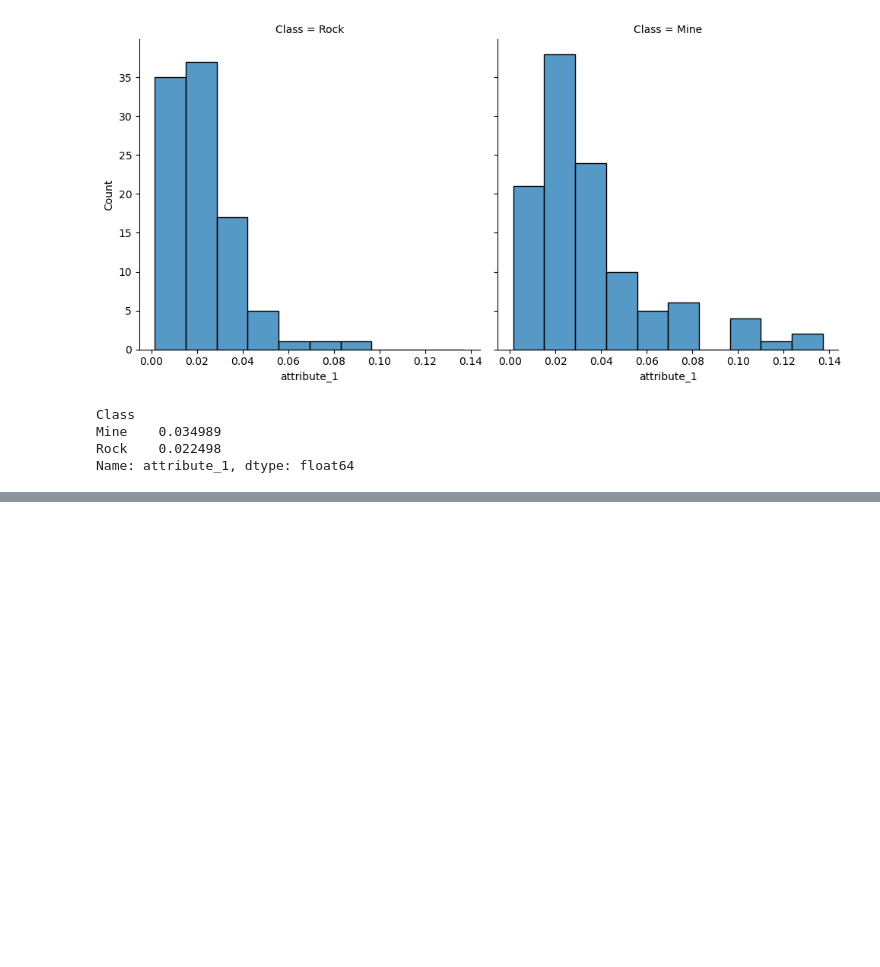
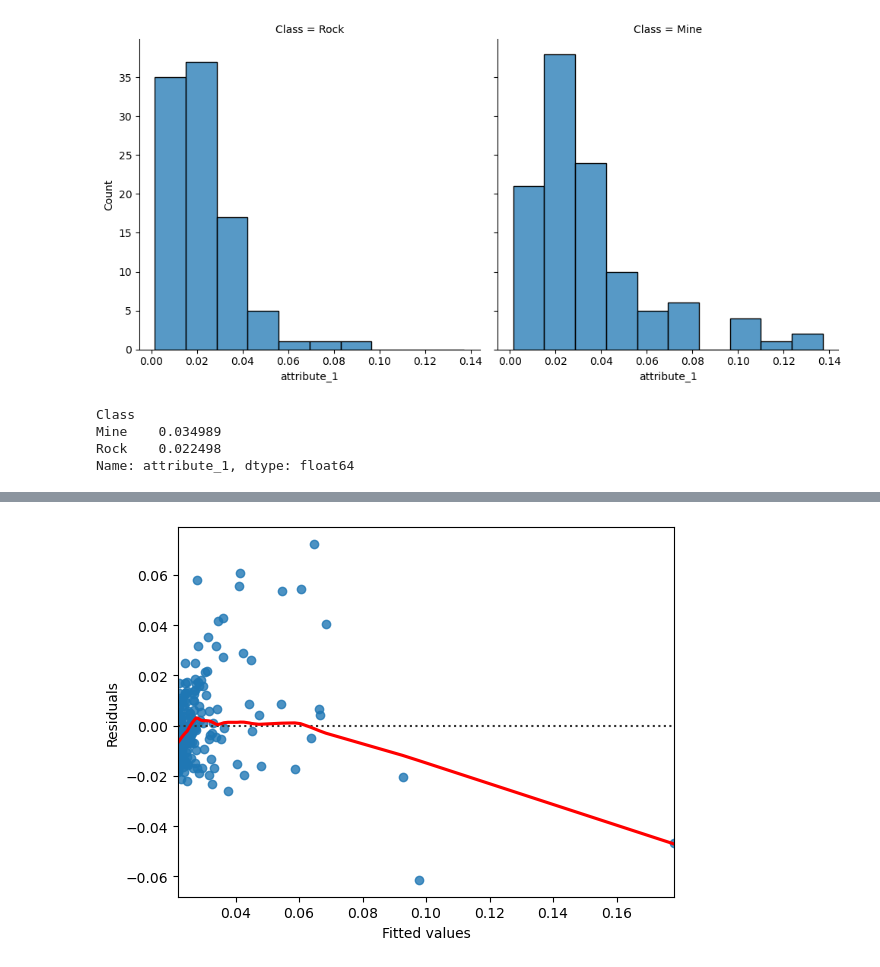
Before and after one commit to ishita2816/cmse202-final-prep, a Jupyter notebook: statsmodel.ipynb, the cells around one changed output, grey strips where cells are left out. Drawn from its saved outputs; the diff is of its cells as text; code cells hidden in the pictures; blank space fills up the shorter version.

```diff
--- a/statsmodel.ipynb
+++ b/statsmodel.ipynb
@@ -257,0 +456,17 @@ Name: attribute_1, dtype: float64
+# %%
+"""1. Residuals vs. Fitted
+Purpose: Check if residuals (errors) are randomly scattered around zero.
+Good fit → residuals roughly centered around zero, no trend.
+Example:"""
+# Residuals vs Fitted for sonar model
+sns.residplot(
+    x=model.fittedvalues,  # fitted values from the model
+    y=model.resid,         # residuals
+    lowess=True,               # adds smooth trend line
+    line_kws={'color':'red'}   # trend line in red
+)
+plt.xlabel("Fitted values")
+plt.ylabel("Residuals")
+plt.show()
+# %% [output]
+[figure, added]
```
Also changed, not shown: parts of 30 cells of this notebook.
